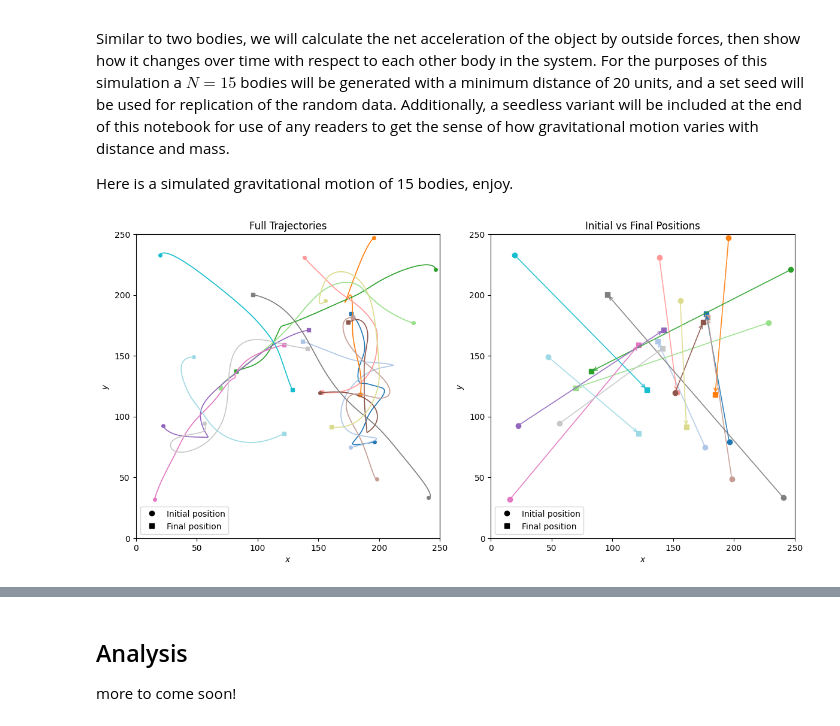
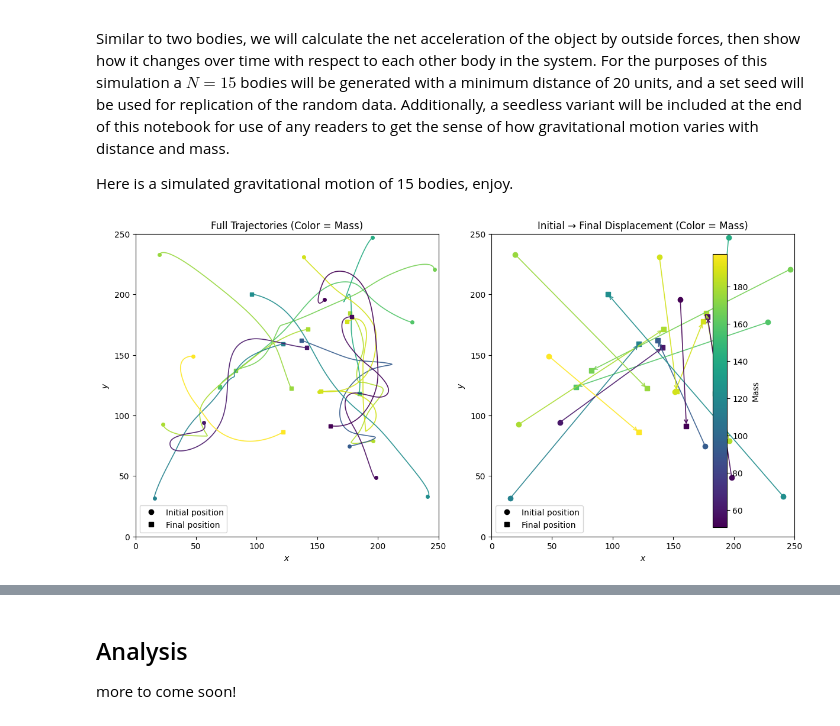
Before and after one commit to veeonda/GravitationProject, a Jupyter notebook: GravitationSimulation.ipynb, the cells around one changed output, grey strips where cells are left out. Saved outputs shown, nothing was run; the diff lists cells and outputs as text; code cells hidden in the pictures.

```diff
--- a/GravitationSimulation.ipynb
+++ b/GravitationSimulation.ipynb
@@ -202,6 +202,9 @@ Similar to two bodies, we will calculate the net acceleration of the object by o
 
 Here is a simulated gravitational motion of 15 bodies, enjoy.
 # %%
+import numpy as np
+import matplotlib.pyplot as plt
+
 # Defines the random generation of bodies | seed arbitrarily chosen as 9
 # If in 200,000 attempts it cannot generate a possible system then program crashes.
 def init_nbody(N, bounds=(0, 250), min_dist=20.0, mass_range=(50, 200),
@@ -248,68 +251,71 @@ def simulate(pos, vel, m, steps=5000, dt=0.001, G=150.0, eps=10.0):
         traj[k] = pos
     return traj
 
-# ---- run + plot ----
+# -----------------------
+# Run simulation
+# -----------------------
 N, steps, dt = 15, 5000, 0.001
-pos0, vel0, m = init_nbody(N, bounds=(0, 250), min_dist=20.0, mass_range=(50, 200),
-                           speed_scale=8.0, seed=9)
-# Actual passed values for simulation
+pos0, vel0, m = init_nbody(
+    N, bounds=(0, 250), min_dist=20.0, mass_range=(50, 200),
+    speed_scale=8.0, seed=9
+)
 traj = simulate(pos0, vel0, m, steps=steps, dt=dt, G=150.0, eps=10.0)
 
-# ---- plots ----
-fig, (ax0, ax1) = plt.subplots(1, 2, figsize=(12, 6))
-colors = plt.cm.tab20(np.linspace(0, 1, N))
+# -----------------------
+# Dual plot (mass-colored) - no tight_layout warning
+# -----------------------
+fig, (ax0, ax1) = plt.subplots(1, 2, figsize=(12, 6), constrained_layout=True)
 
+# Color bodies by mass (light -> heavy) + colorbar
+norm = plt.Normalize(m.min(), m.max())
+cmap = plt.cm.viridis
+colors = cmap(norm(m))  # (N,4)
 
-# LEFT: plotted trajectories
+sm = plt.cm.ScalarMappable(norm=norm, cmap=cmap)
+sm.set_array([])
+fig.colorbar(sm, ax=[ax0, ax1], label="Mass")
+
+# --- LEFT: full trajectories ---
 ax0.plot([], [], 'o', color='black', label='Initial position')
 ax0.plot([], [], 's', color='black', label='Final position')
 
 for i, c in enumerate(colors):
     x, y = traj[:, i, 0], traj[:, i, 1]
-    ax0.plot(x, y, color=c, lw=1.2)
+    ax0.plot(x, y, color=c, lw=1.2, alpha=0.9)
     ax0.plot([x[0]], [y[0]], 'o', color=c, ms=4)
     ax0.plot([x[-1]], [y[-1]], 's', color=c, ms=4)
 
 ax0.set(aspect='equal', xlim=(0, 250), ylim=(0, 250),
         xlabel=r"$x$", ylabel=r"$y$",
-        title="Full Trajectories")
+        title="Full Trajectories (Color = Mass)")
 ax0.legend()
 
-# RIGHT: initial vs final (direct arrow)
+# --- RIGHT: initial vs final with arrows ---
 ax1.plot([], [], 'o', color='black', label='Initial position')
 ax1.plot([], [], 's', color='black', label='Final position')
 
 for i, c in enumerate(colors):
     xi, yi = traj[0, i, 0], traj[0, i, 1]
     xf, yf = traj[-1, i, 0], traj[-1, i, 1]
 
-    # initial and final markers
-    ax1.plot([xi], [yi], 'o', color=c, ms=6) # circle initial
-    ax1.plot([xf], [yf], 's', color=c, ms=6) # square final
+    ax1.plot([xi], [yi], 'o', color=c, ms=6)
+    ax1.plot([xf], [yf], 's', color=c, ms=6)
 
-    # arrow from initial -> final
     ax1.annotate(
         '',
-        xy=(xf, yf),        # arrow head (final)
-        xytext=(xi, yi),    # arrow tail (initial)
-        arrowprops=dict(
-            arrowstyle='->',
-            color=c,
-            lw=1.2,
-            alpha=0.9
-        )
+        xy=(xf, yf),
+        xytext=(xi, yi),
+        arrowprops=dict(arrowstyle='->', color=c, lw=1.2, alpha=0.9)
     )
 
-# bounds of the graph
 ax1.set(aspect='equal', xlim=(0, 250), ylim=(0, 250),
         xlabel=r"$x$", ylabel=r"$y$",
-        title="Initial vs Final Positions")
+        title="Initial → Final Displacement (Color = Mass)")
 ax1.legend()
 
-plt.tight_layout()
 plt.show()
 # %% [output]
-[figure, old version]
+[figure, new version]
 # %% [markdown]
 ![N-body animation](images/nbody_animation.gif)
 # %% [markdown]
```
Also changed, not shown: 2 other files.
